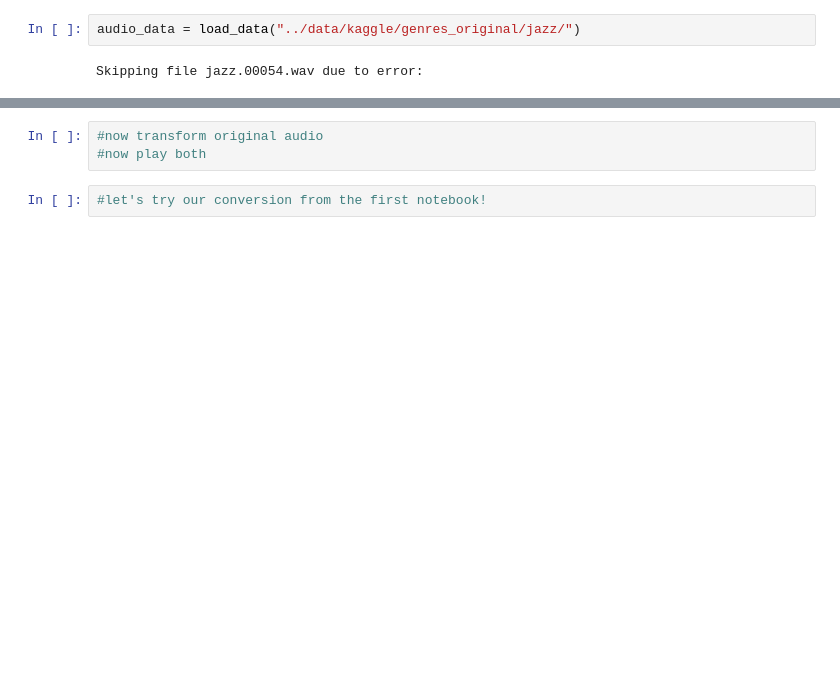
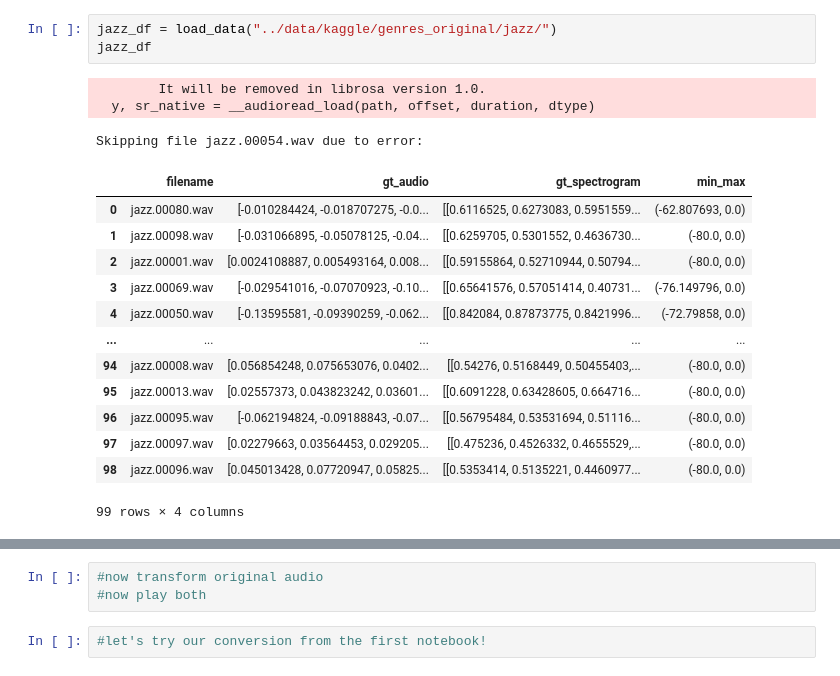
Before and after one commit to SeanSteinle/cs757-p1, a Jupyter notebook: notebooks/fiiiiixed.ipynb, the cells around one changed output, grey strips where cells are left out. Drawn from its saved outputs; the diff is of its cells as text; blank space fills up the shorter version.

```diff
--- a/notebooks/fiiiiixed.ipynb
+++ b/notebooks/fiiiiixed.ipynb
@@ -127,5 +72,21 @@ def reconstruct_audio(spectrogram, sr=22050, n_mels=128, min_max=None):
     return reconstructed_audio
 # %%
-audio_data = load_data("../data/kaggle/genres_original/jazz/")
+jazz_df = load_data("../data/kaggle/genres_original/jazz/")
+jazz_df
 # %% [output]
-Skipping file jazz.00054.wav due to error:
+        It will be removed in librosa version 1.0.
+  y, sr_native = __audioread_load(path, offset, duration, dtype)
+Skipping file jazz.00054.wav due to error:
+|  | filename | gt_audio | gt_spectrogram | min_max |
+| 0 | jazz.00080.wav | [-0.010284424, -0.018707275, -0.0... | [[0.6116525, 0.6273083, 0.5951559... | (-62.807693, 0.0) |
+| 1 | jazz.00098.wav | [-0.031066895, -0.05078125, -0.04... | [[0.6259705, 0.5301552, 0.4636730... | (-80.0, 0.0) |
+| 2 | jazz.00001.wav | [0.0024108887, 0.005493164, 0.008... | [[0.59155864, 0.52710944, 0.50794... | (-80.0, 0.0) |
+| 3 | jazz.00069.wav | [-0.029541016, -0.07070923, -0.10... | [[0.65641576, 0.57051414, 0.40731... | (-76.149796, 0.0) |
+| 4 | jazz.00050.wav | [-0.13595581, -0.09390259, -0.062... | [[0.842084, 0.87873775, 0.8421996... | (-72.79858, 0.0) |
+| ... | ... | ... | ... | ... |
+| 94 | jazz.00008.wav | [0.056854248, 0.075653076, 0.0402... | [[0.54276, 0.5168449, 0.50455403,... | (-80.0, 0.0) |
+| 95 | jazz.00013.wav | [0.02557373, 0.043823242, 0.03601... | [[0.6091228, 0.63428605, 0.664716... | (-80.0, 0.0) |
+| 96 | jazz.00095.wav | [-0.062194824, -0.09188843, -0.07... | [[0.56795484, 0.53531694, 0.51116... | (-80.0, 0.0) |
+| 97 | jazz.00097.wav | [0.02279663, 0.03564453, 0.029205... | [[0.475236, 0.4526332, 0.4655529,... | (-80.0, 0.0) |
+| 98 | jazz.00096.wav | [0.045013428, 0.07720947, 0.05825... | [[0.5353414, 0.5135221, 0.4460977... | (-80.0, 0.0) |
+99 rows × 4 columns
```
Also changed, not shown: parts of 21 cells of this notebook, 2 other files.
